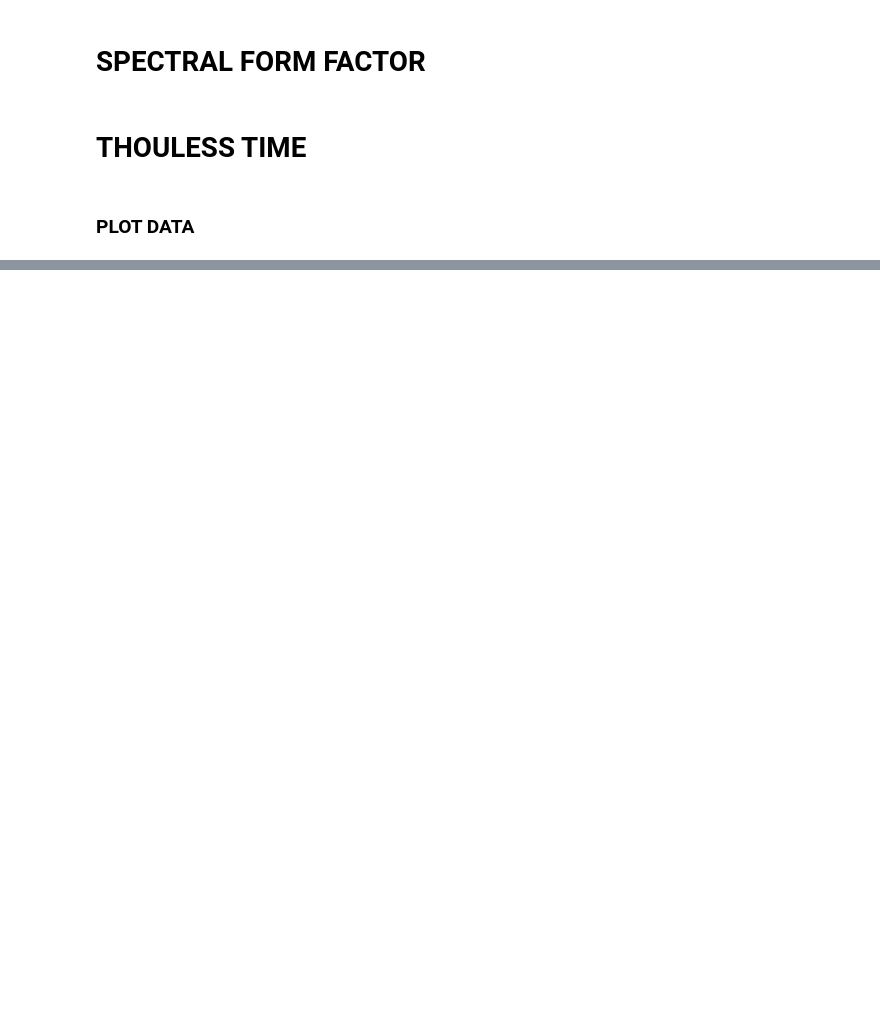
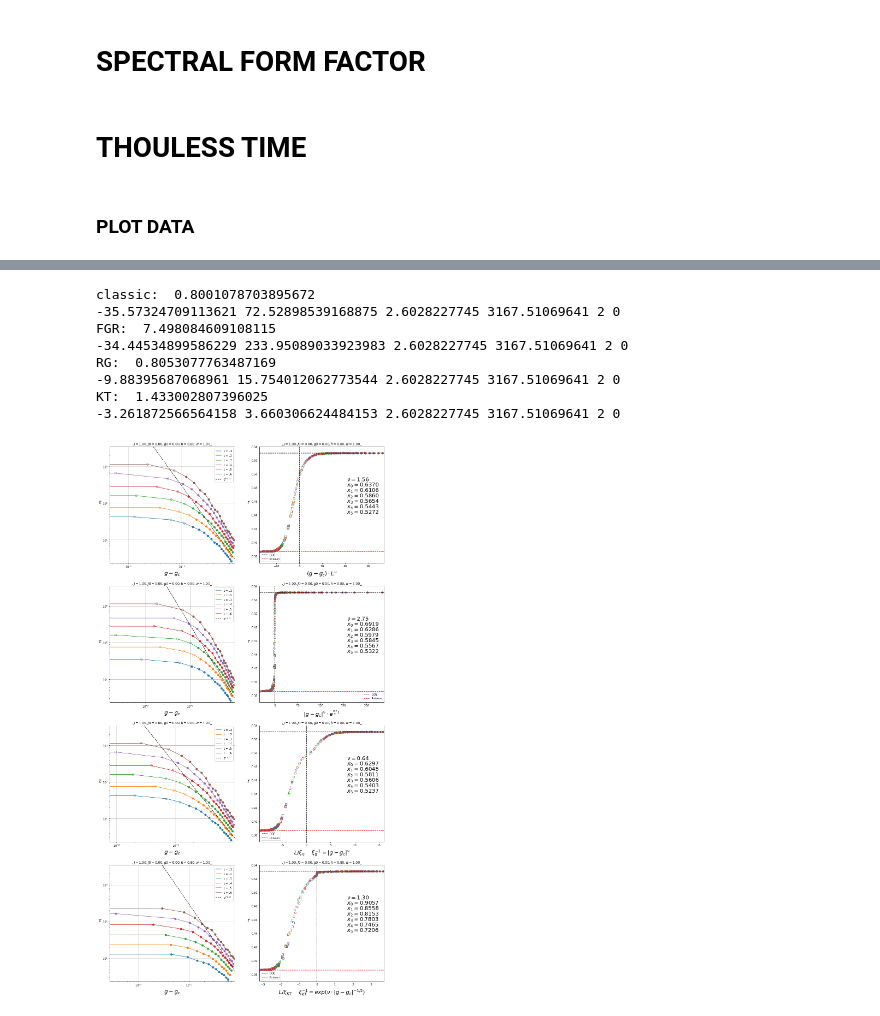
Before and after one commit to makskliczkowski/Transverse_Ising_ETH, a Jupyter notebook: IsignTransverse_ETH/Python/sff_thouless.ipynb, the cells around one changed output, grey strips where cells are left out. Drawn from its saved outputs; the diff is of its cells as text; code cells hidden in the pictures; blank space fills up the shorter version.

```diff
--- a/IsignTransverse_ETH/Python/sff_thouless.ipynb
+++ b/IsignTransverse_ETH/Python/sff_thouless.ipynb
@@ -136,0 +113,44 @@ No handles with labels found to put in legend.
+# %%
+fig, ((axis1, axis2), (axis3, axis4), (axis5, axis6), (axis7, axis8)) = plt.subplots(nrows=4,ncols=2)
+axes = ((axis1, axis2), (axis3, axis4), (axis5, axis6), (axis7, axis8))
+fig.set_size_inches(18,36)
+
+x = np.array(range(-10000, 10000)) / 100.
+sclabel = cf.plot_settings.settings['vs']
+if cf.plot_settings.settings['vs_idx'] == 2:
+    sclabel = hfun.var_name
+
+thouless.plot(axis1=axis1, axis2=axis2, use_scaling_ansatz=1, scaling_ansatz='classic', crit_fun='free');
+n = 2.0; axis1.plot(cf.plot_settings.rescale(x, 'x'), (3e0 / (x)**n), ls='--', color='black', label=r"${%s}^{-%.2f}$"%(sclabel, n))
+axis1.legend()
+#axis1.set_xlim(1e-1, 2e0);  axis2.set_xlim(-50, 150);
+
+thouless.plot(axis1=axis3, axis2=axis4, use_scaling_ansatz=1, scaling_ansatz='FGR', crit_fun='free')
+n = 2.0; axis3.plot(cf.plot_settings.rescale(x, 'x'), (3e0 / (x)**n), ls='--', color='black', label=r"${%s}^{-%.2f}$"%(sclabel, n))
+axis3.legend()
+#axis3.set_xlim(1e-2, 2e0);  axis4.set_xlim(-5, 20);
+
+thouless.plot(axis1=axis5, axis2=axis6, use_scaling_ansatz=1, scaling_ansatz='RG', crit_fun='free')
+n = 2.0; axis5.plot(cf.plot_settings.rescale(x, 'x'), (3e0 / (x)**n), ls='--', color='black', label=r"${%s}^{-%.2f}$"%(sclabel, n))
+axis5.legend()
+#axis5.set_xlim(1e-2, 2e0);  axis6.set_xlim(-5, 20);
+
+thouless.plot(axis1=axis7, axis2=axis8, use_scaling_ansatz=1, scaling_ansatz='KT', crit_fun='free')
+n = 2.0; axis7.plot(cf.plot_settings.rescale(x, 'x'), (3e0 / (x)**n), ls='--', color='black', label=r"${%s}^{-%.2f}$"%(sclabel, n))
+axis7.legend()
+#axis7.set_xlim(1e-1, 2e0);  axis8.set_xlim(-6, 15);
+
+
+
+for ax in axes:
+    ax[1].axvline(x=0.0, color='k', linestyle='--')
+# %% [output]
+classic:  0.8001078703895672
+-35.57324709113621 72.52898539168875 2.6028227745 3167.51069641 2 0
+FGR:  7.498084609108115
+-34.44534899586229 233.95089033923983 2.6028227745 3167.51069641 2 0
+RG:  0.8053077763487169
+-9.88395687068961 15.754012062773544 2.6028227745 3167.51069641 2 0
+KT:  1.433002807396025
+-3.261872566564158 3.660306624484153 2.6028227745 3167.51069641 2 0
+[figure, added]
```
Also changed, not shown: parts of 5 cells of this notebook, 17 other files.
